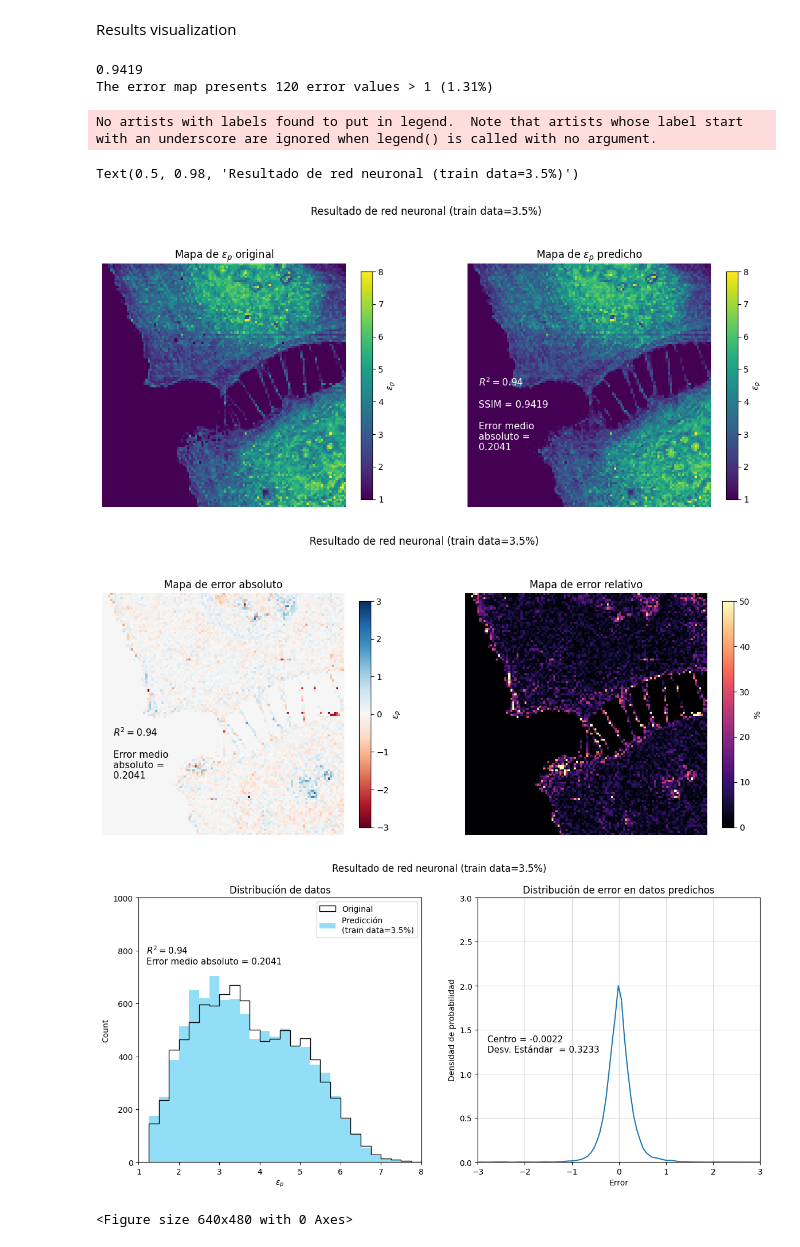
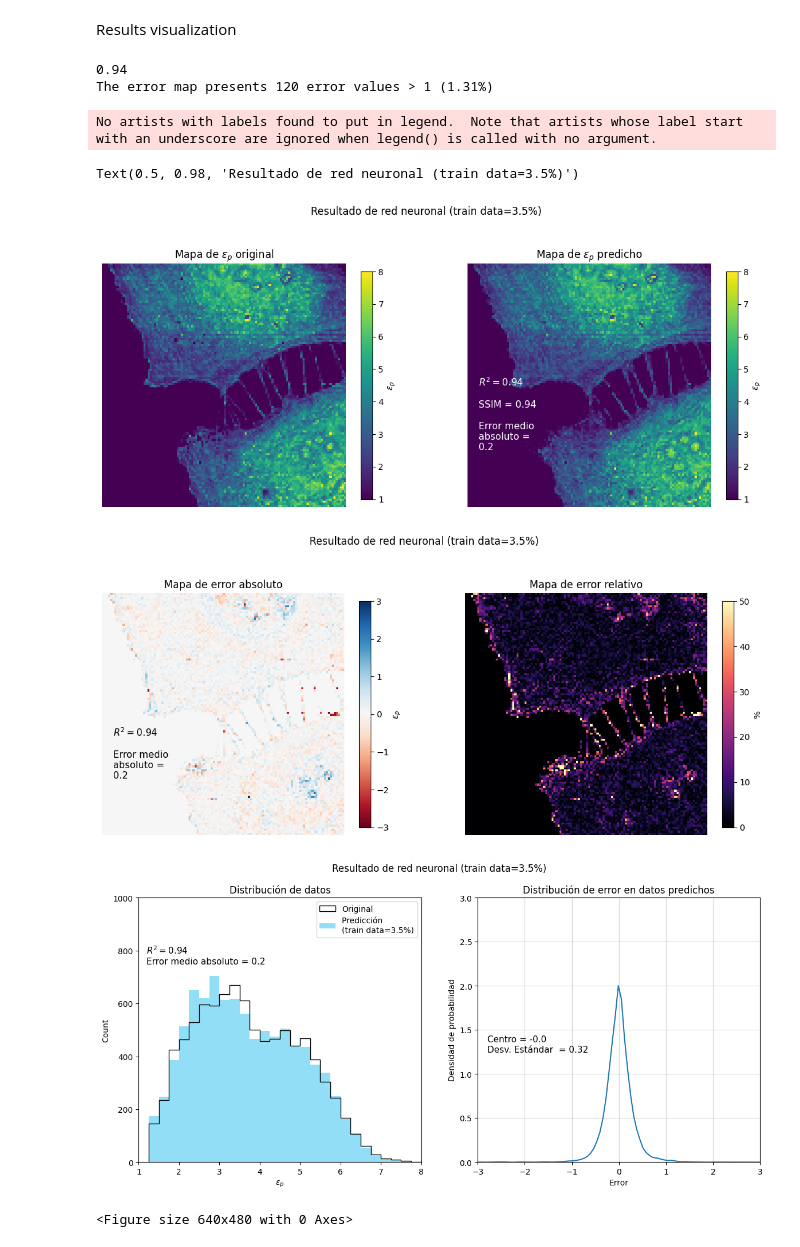
Before and after one commit to mcanoibec/fast_smart_scanning, a Jupyter notebook: work_directory/other_examples/NN_con masks_self_train.ipynb, the cells around one changed output. Drawn from its saved outputs; the diff is of its cells as text; code cells hidden in the pictures.

```diff
--- a/work_directory/other_examples/NN_con masks_self_train.ipynb
+++ b/work_directory/other_examples/NN_con masks_self_train.ipynb
@@ -287,10 +287,10 @@ full_img_cell=np.reshape(full_vec_cell,(nu_dim,nu_dim))
 error_map=np.subtract(full_img_cell,y_mat)
 error_map_r=(abs(np.subtract(y_mat, full_img_cell))/y_mat)*100
 
-ssim = np.round(ssim(y_mat, full_img_cell, data_range=full_img_cell.max() - full_img_cell.min()), decimals=4)
-print(ssim)
+ssim_val = np.round(ssim(y_mat, full_img_cell, data_range=full_img_cell.max() - full_img_cell.min()), decimals=2)
+print(ssim_val)
 
-rsqr_cell=np.round(r2_score(y_cell, res_cell), decimals=4)
+rsqr_cell=np.round(r2_score(y_cell, res_cell), decimals=2)
 mae_cell=mean_absolute_error(y_cell, res_cell)
 
 
@@ -308,7 +308,7 @@ pcm=ax.imshow(full_img_roi, vmin=1, vmax=8)
 ax.axis("off")
 plt.colorbar(pcm, shrink=0.8, label="$ε_{p}$")
 ax.set_title("Mapa de $ε_p$ predicho")
-ax.text(5, 90, "$R^2 = $"+str(rsqr_cell)+"\n\nSSIM = "+str(ssim)+"\n\nError medio\nabsoluto = \n"+str(np.round(mae_cell, decimals=4)), fontsize=11, color="#fff")
+ax.text(5, 90, "$R^2 = $"+str(rsqr_cell)+"\n\nSSIM = "+str(ssim_val)+"\n\nError medio\nabsoluto = \n"+str(np.round(mae_cell, decimals=2)), fontsize=11, color="#fff")
 
 fig1.suptitle("Resultado de red neuronal (train data="+str(pctg)+"%)")
 
@@ -319,7 +319,7 @@ pcm=ax.imshow(error_map, cmap="RdBu", vmin=-3, vmax=3)
 ax.set_title("Mapa de error absoluto")
 ax.axis("off")
 plt.colorbar(pcm, shrink=0.8, label="$ε_p$")
-ax.text(5, 90, "$R^2 = $"+str(rsqr_cell)+"\n\nError medio\nabsoluto = \n"+str(np.round(mae_cell, decimals=4)), fontsize=11, color="#000")
+ax.text(5, 90, "$R^2 = $"+str(rsqr_cell)+"\n\nError medio\nabsoluto = \n"+str(np.round(mae_cell, decimals=2)), fontsize=11, color="#000")
 
 ax=fig2.add_subplot(1,2,2)
 pcm=ax.imshow(error_map_r, cmap="magma", vmin=0, vmax=50)
@@ -341,38 +341,38 @@ ax.set_xticks(xaxis)
 ax.set_xlim([1,8])
 ax.set_ylim([0,1000])
 ax.set_title("Distribución de datos")
 ax.legend(["Original","Predicción \n(train data="+str(pctg)+"%)"])
 ax.set_xlabel("$ε_{p}$")
 ax.set_ylabel("Count")
-ax.text(1.2, 750, "$R^2 = $"+str(rsqr_cell)+"\nError medio absoluto = "+str(np.round(mae_cell, decimals=4)), fontsize=11, color="#000")
+ax.text(1.2, 750, "$R^2 = $"+str(rsqr_cell)+"\nError medio absoluto = "+str(np.round(mae_cell, decimals=2)), fontsize=11, color="#000")
 
 
 
 thresh=1
 print("The error map presents "+str(len(error_map[abs(error_map)>thresh]))+" error values > "+str(thresh)+" ("+str(np.round((len(error_map[abs(error_map)>thresh])/len(y_cell))*100, decimals=2))+"%)")
 plt.figure()
 err=pd.DataFrame(np.subtract(res_cell,y_cell))
 ax=fig3.add_subplot(1,2,2)
 ax = sns.kdeplot(data=err, ax=ax)
 legend=ax.legend()
 legend.remove()
 ax.set_title("Distribución de error en datos predichos")
 ax.set_xlabel("Error")
 ax.set_ylabel("Densidad de probabilidad")
 ax.set_xlim((-3,3))
 ax.set_ylim((0,3))
 ax.grid('on', alpha=0.5)
 err_mean, err_std=norm.fit(err)
-ax.text(-2.8, 1.25, "Centro = "+str(np.round(err_mean, decimals=4))+"\nDesv. Estándar  = "+str(np.round(err_std, decimals=4)), fontsize=11, color="#000")
+ax.text(-2.8, 1.25, "Centro = "+str(np.round(err_mean, decimals=2))+"\nDesv. Estándar  = "+str(np.round(err_std, decimals=2)), fontsize=11, color="#000")
 
 fig3.suptitle("Resultado de red neuronal (train data="+str(pctg)+"%)")
 # %% [output]
-0.9419
+0.94
 The error map presents 120 error values > 1 (1.31%)
 No artists with labels found to put in legend.  Note that artists whose label start with an underscore are ignored when legend() is called with no argument.
 Text(0.5, 0.98, 'Resultado de red neuronal (train data=3.5%)')
-[figure, old version]
+[figure, new version]
-[figure, old version]
+[figure, new version]
-[figure, old version]
+[figure, new version]
 <Figure size 640x480 with 0 Axes>
 # %%
```
Also changed, not shown: parts of 1 cell of this notebook, 1 other file.
